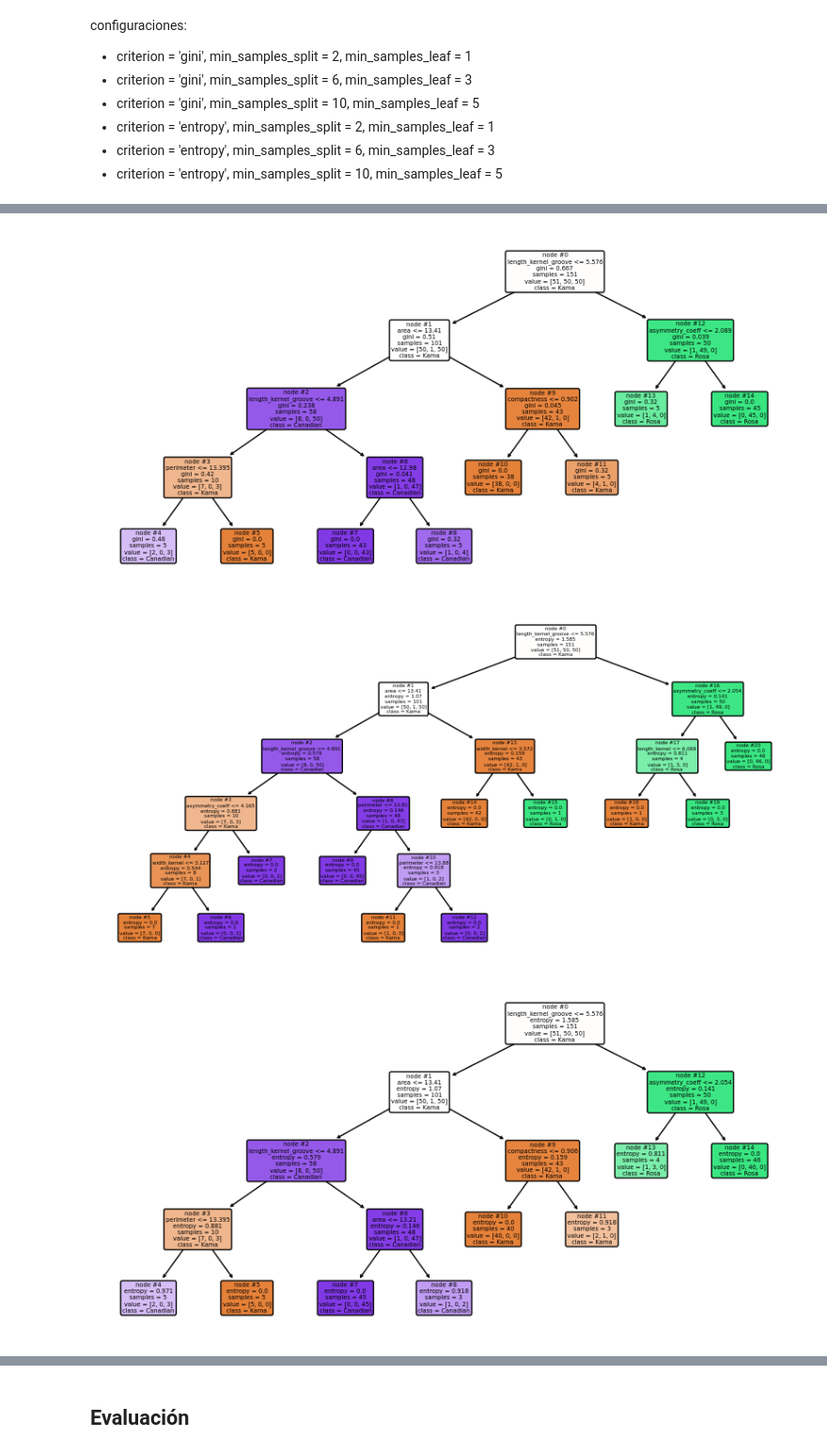
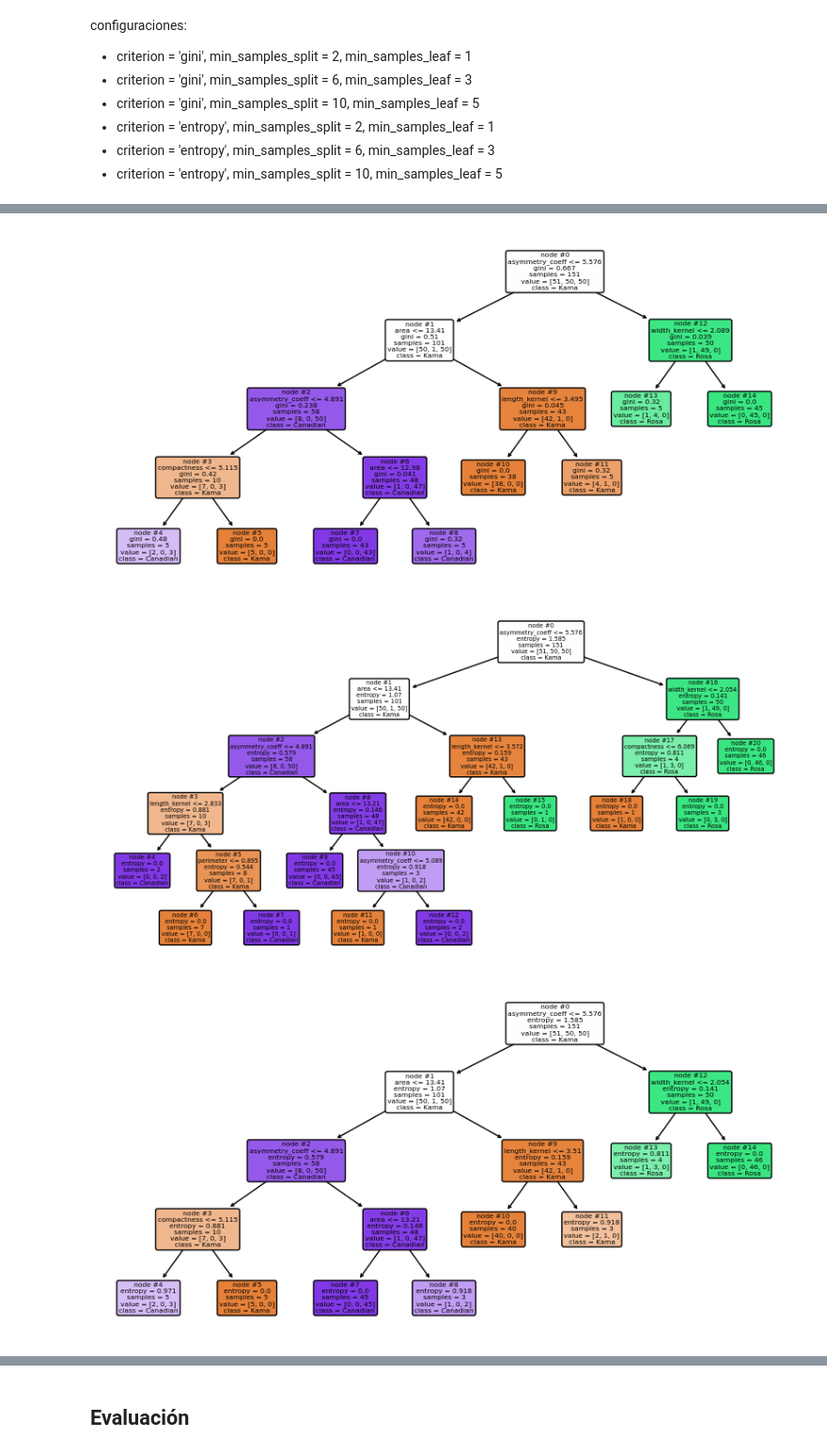
Before and after one commit to yyeryy/Trabajo-mineria, a Jupyter notebook: trabajo_final.ipynb, the cells around one changed output, grey strips where cells are left out. Shown at 94% size. Drawn from its saved outputs; the diff is of its cells as text; code cells hidden in the pictures.

```diff
--- a/trabajo_final.ipynb
+++ b/trabajo_final.ipynb
@@ -250,0 +344,7 @@ X_train, X_val, y_train, y_val = train_test_split(X_resto, y_resto, test_size=0.
+# %%
+corrSelection = corr_selection(umbral=0.99, verbose=True)
+corrSelection.fit(X_train)
+
+X_train = corrSelection.transform(X_train)
+X_val = corrSelection.transform(X_val)
+X_test = corrSelection.transform(X_test)
@@ -438,6 +602,6 @@ F1 validacion: 82.85%
 # %%
 # Modelo
-lr = Pipeline([('scaler', StandardScaler()), ('classifier', LogisticRegression())])
+lr = Pipeline([('scaler', StandardScaler()), ('classifier', LogisticRegression(multi_class="ovr"))])
 
 # Entrenamiento
 lr.fit(X_train, y_train)
@@ -445,18 +609,29 @@ lr.fit(X_train, y_train)
 # Predicciones
 prediccion_train_lr = lr.predict(X_train)
 prediccion_val_lr = lr.predict(X_val)
+prediccion_test_lr = lr.predict(X_test)
 
 # Train
 accuracy_train_lr = accuracy_score(y_train, prediccion_train_lr) * 100
 precision_train_lr = precision_score(y_train, prediccion_train_lr, average='macro') * 100
 recall_train_lr = recall_score(y_train, prediccion_train_lr, average='macro') * 100
 f1_train_lr = f1_score(y_train, prediccion_train_lr, average='macro') * 100
+error_train_lr = mean_squared_error(y_train, prediccion_train_lr, squared=False)
+
 
 # Validacion
 accuracy_val_lr = accuracy_score(y_val, prediccion_val_lr) * 100
 precision_val_lr = precision_score(y_val, prediccion_val_lr, average='macro') * 100
 recall_val_lr = recall_score(y_val, prediccion_val_lr, average='macro') * 100
 f1_val_lr = f1_score(y_val, prediccion_val_lr, average='macro') * 100
+error_val_lr = mean_squared_error(y_val, prediccion_val_lr, squared=False)
+
+# Test
+accuracy_test_lr = accuracy_score(y_test, prediccion_test_lr)
+precision_test_lr = precision_score(y_test, prediccion_test_lr, average='macro') * 100
+recall_test_lr = recall_score(y_test, prediccion_test_lr, average='macro') * 100
+f1_test_lr = f1_score(y_test, prediccion_test_lr, average='macro') * 100
+error_test_lr = mean_squared_error(y_test, prediccion_test_lr, squared=False)
 
 # Resultados
 print("Resultados train:")
@@ -464,11 +639,20 @@ print("Accuracy train: {:.2f}%".format(accuracy_train_lr))
 print("Precisión train: {:.2f}%".format(precision_train_lr))
 print("Recall train: {:.2f}%".format(recall_train_lr))
 print("F1 train: {:.2f}%".format(f1_train_lr))
+print("Error cuadratico medio train: ", error_train_lr)
 
 print("\nResultados validacion:")
 print("Accuracy validacion: {:.2f}%".format(accuracy_val_lr))
 print("Precisión validacion: {:.2f}%".format(precision_val_lr))
 print("Recall validacion: {:.2f}%".format(recall_val_lr))
 print("F1 validacion: {:.2f}%".format(f1_val_lr))
+print("Error cuadratico medio validacion: ", error_val_lr)
+
+print("\nResultados test:")
+print("Accuracy test: {:.2f}%".format(accuracy_test_lr * 100))
+print("Precisión test: {:.2f}%".format(precision_test_lr))
+print("Recall test: {:.2f}%".format(recall_test_lr))
+print("F1 test: {:.2f}%".format(f1_test_lr))
+print("Error cuadratico medio validacion: ", error_test_lr)
 # %% [output]
 Resultados train:
@@ -587,6 +733,12 @@ for i, config in enumerate(configs):
     clasificador = DecisionTreeClassifier(criterion=config['criterion'], min_samples_split=config['min_samples_split'], min_samples_leaf=config['min_samples_leaf'])
     # Entrenamiento del árbol de decisión
     clasificador = clasificador.fit(X_train, y_train)
+    prediccion_train_tree = clasificador.predict(X_train)
+    accuracy_train_tree = accuracy_score(y_train, prediccion_train_tree) * 100
+    print("Accuracy train: {:.2f}%".format(accuracy_train_tree))
+    prediccion_val_tree = clasificador.predict(X_val)
+    accuracy_val_tree = accuracy_score(y_val, prediccion_val_tree) * 100
+    print("Accuracy val: {:.2f}%".format(accuracy_val_tree))
     # Mostramos el árbol de decisión en una figura usando el método plot_tree de la clase tree
     fig = plt.figure(figsize=(10,5))
     plot_tree(clasificador, feature_names=feature_names, class_names=class_names, filled=True, rounded=True, node_ids=True)
@@ -600,3 +764,3 @@ for i, config in enumerate(configs):
-[figure, old version]
+[figure, new version]
-[figure, old version]
+[figure, new version]
-[figure, old version]
+[figure, new version]
```
Also changed, not shown: parts of 31 cells of this notebook.
